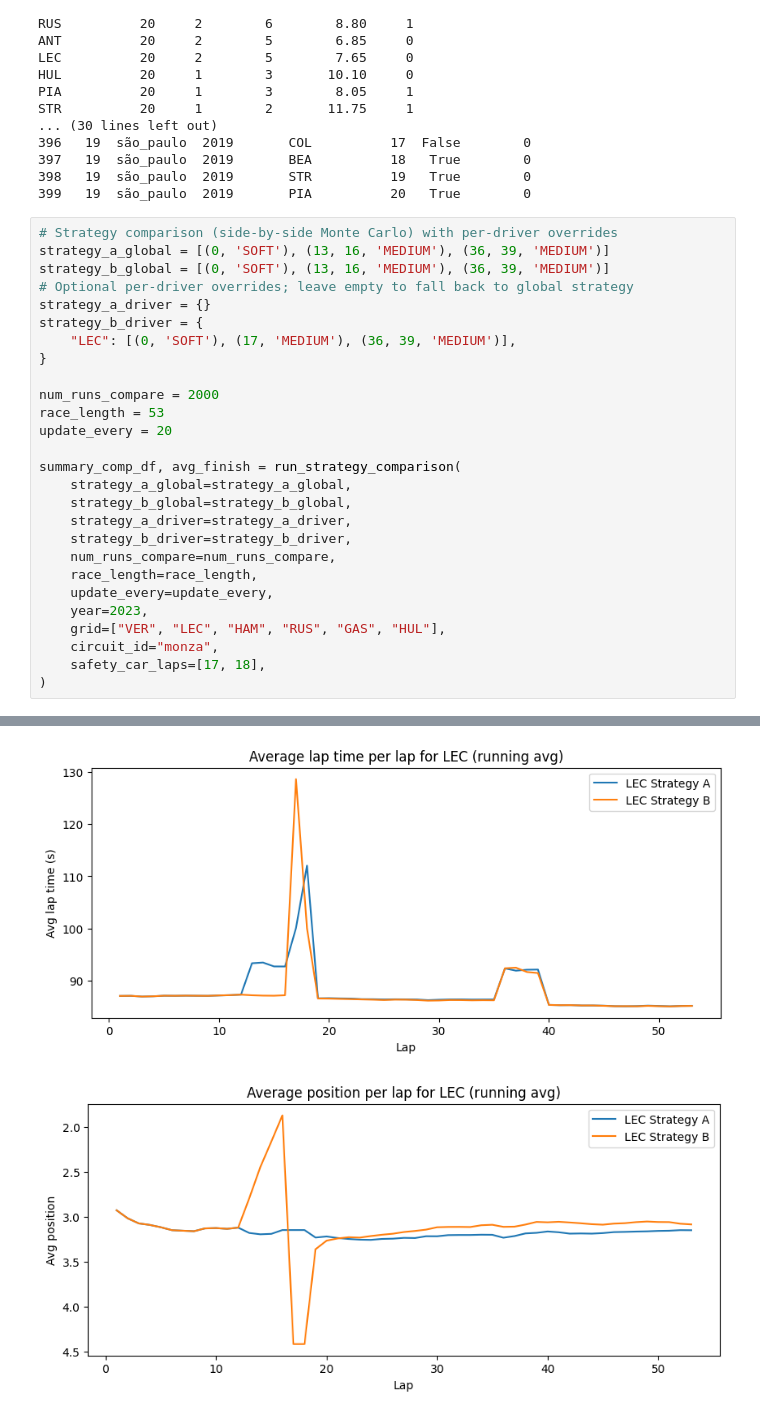
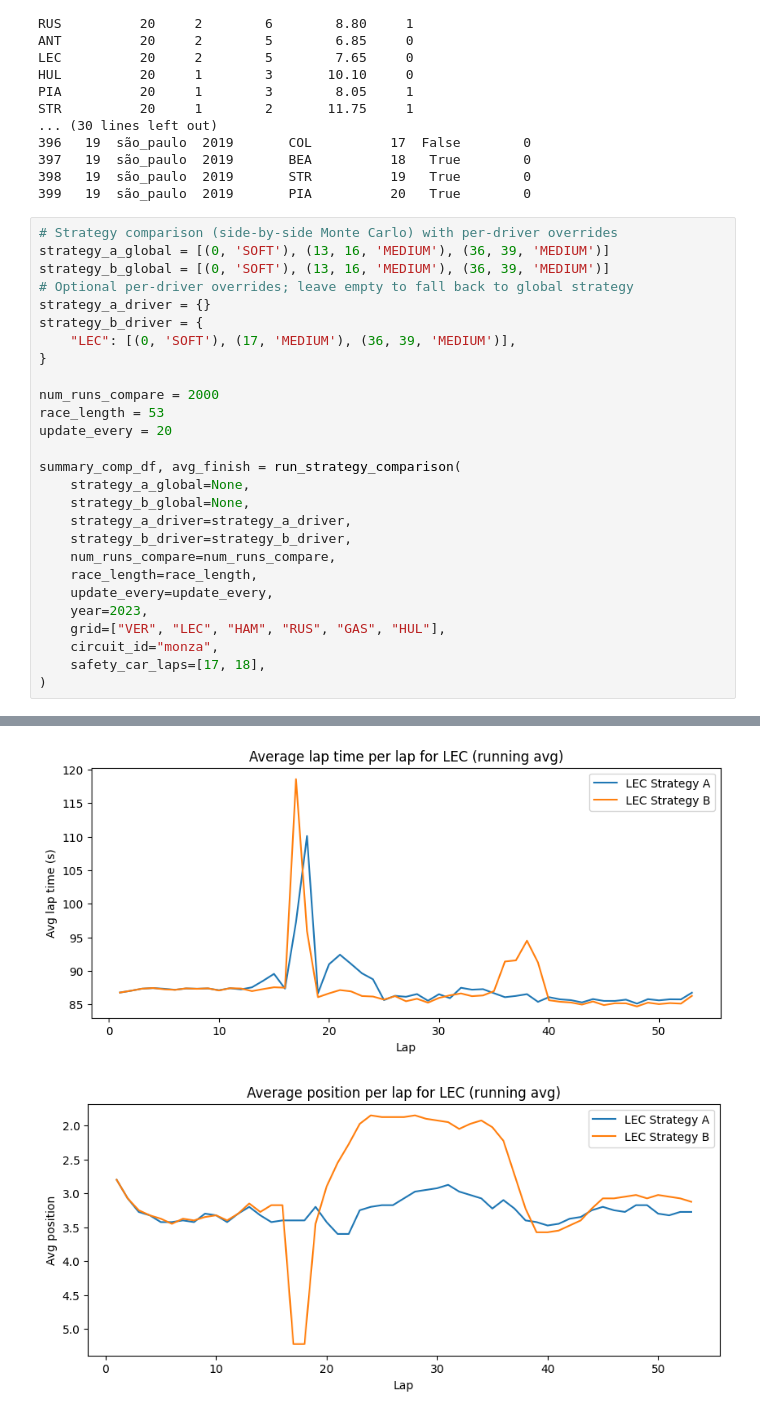
Before and after one commit to ekazukii/f1-simple-tel, a Jupyter notebook: models/montecarlo_sim_runner.ipynb, the cells around one changed output, grey strips where cells are left out. Saved outputs shown, nothing was run; the diff lists cells and outputs as text.

```diff
--- a/models/montecarlo_sim_runner.ipynb
+++ b/models/montecarlo_sim_runner.ipynb
@@ -119,8 +119,8 @@ race_length = 53
 update_every = 20
 
 summary_comp_df, avg_finish = run_strategy_comparison(
-    strategy_a_global=strategy_a_global,
-    strategy_b_global=strategy_b_global,
+    strategy_a_global=None,
+    strategy_b_global=None,
     strategy_a_driver=strategy_a_driver,
     strategy_b_driver=strategy_b_driver,
     num_runs_compare=num_runs_compare,
@@ -150,2 +150,2 @@ Average finish per driver (A vs B, lower is better):
-[figure, old version]
+[figure, new version]
-[figure, old version]
+[figure, new version]
```
Also changed, not shown: parts of 1 cell of this notebook, 6 other files.
